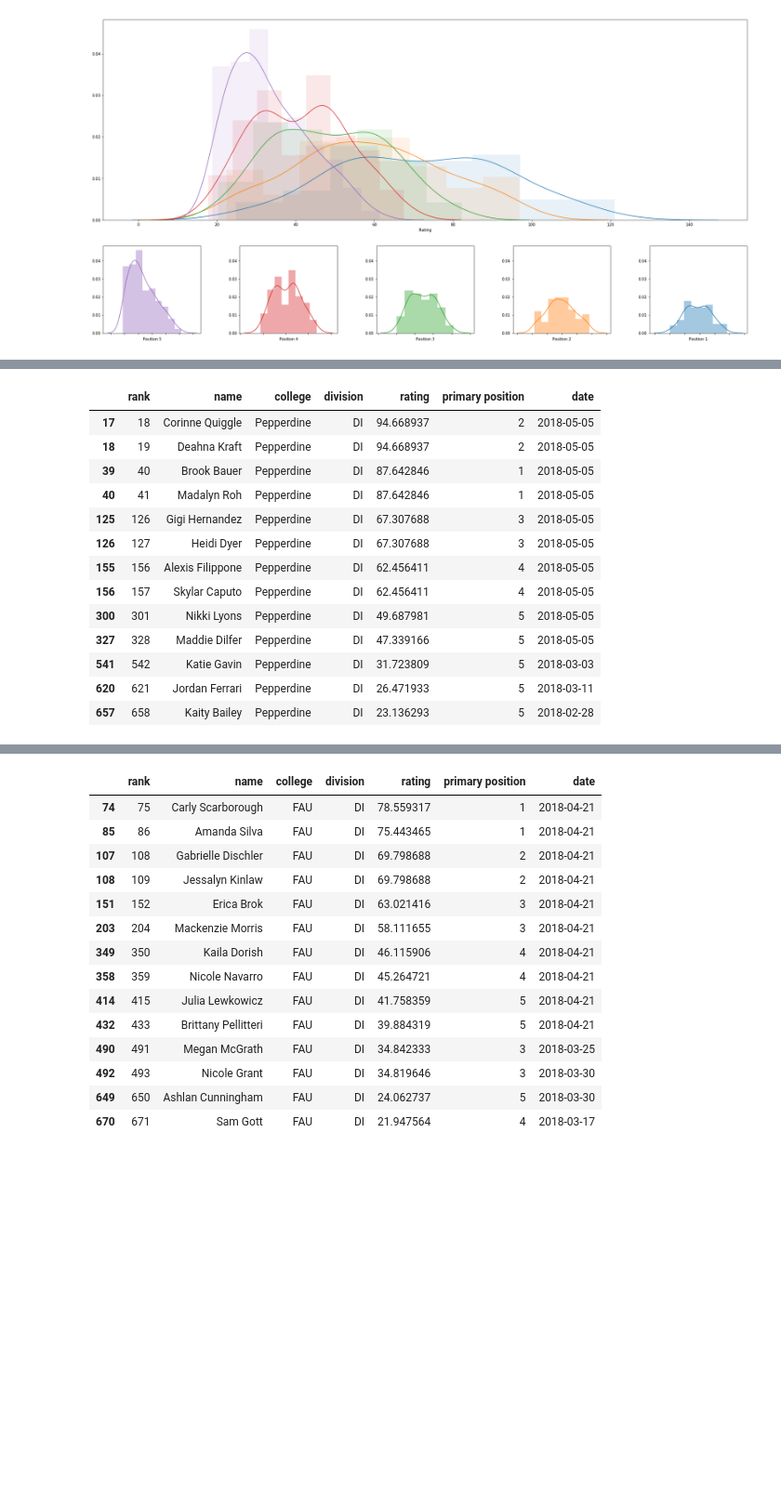
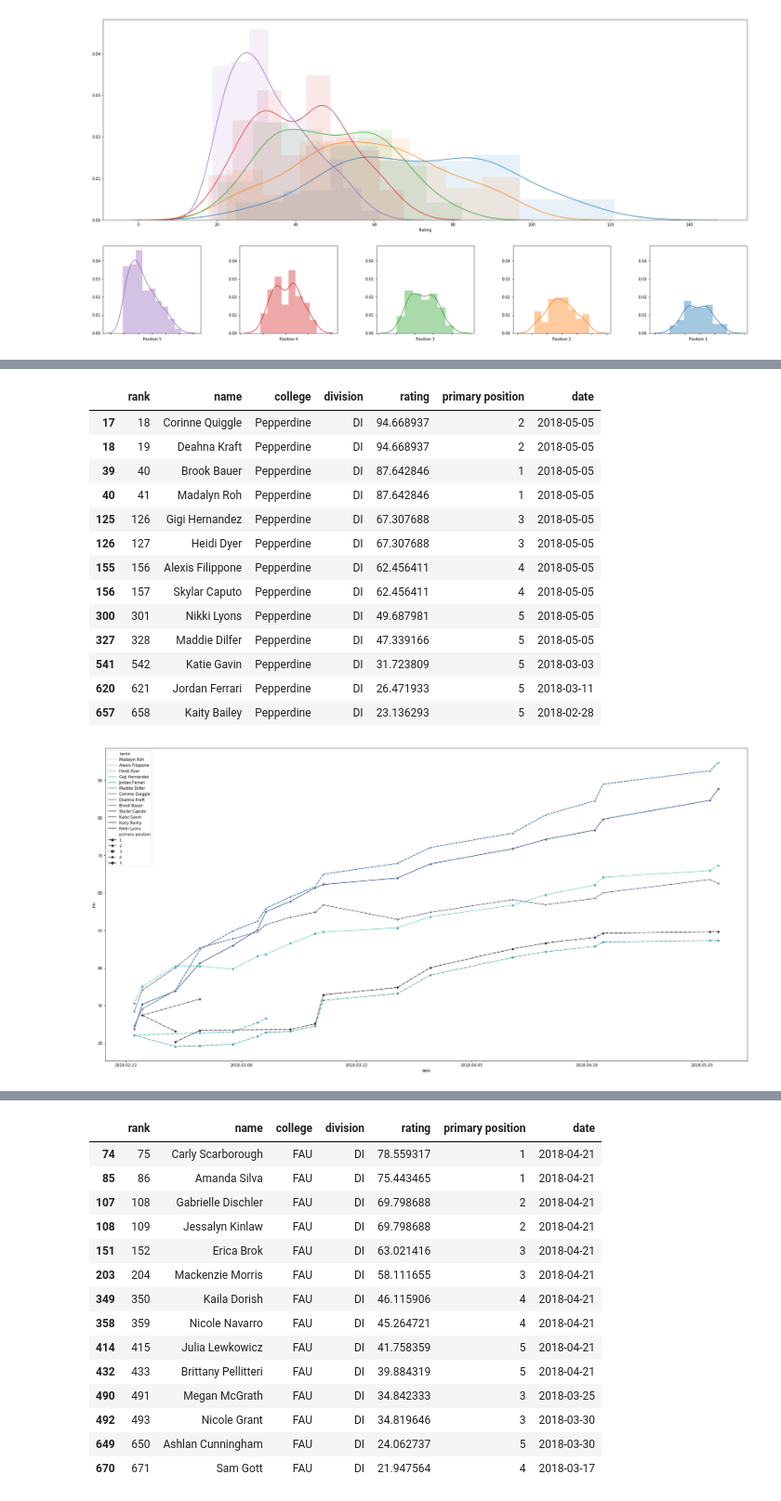
Before and after one commit to mas-dse-mhardist/collegebeachvball, a Jupyter notebook: Updated Rankings.ipynb, the cells around one changed output, grey strips where cells are left out. Shown at 93% size. Saved outputs shown, nothing was run; the diff lists cells and outputs as text; code cells hidden in the pictures; blank space fills up the shorter version.

```diff
--- a/Updated Rankings.ipynb
+++ b/Updated Rankings.ipynb
@@ -345,18 +357,20 @@ df_top_players[df_top_players.college == 'South Carolina']
 # %%
+plot_team_players_history(d['match_history'], 'Pepperdine')
 df_top_players[df_top_players.college == 'Pepperdine']
 # %% [output]
 |  | rank | name | college | division | rating | primary position | date |
 | 17 | 18 | Corinne Quiggle | Pepperdine | DI | 94.668937 | 2 | 2018-05-05 |
 | 18 | 19 | Deahna Kraft | Pepperdine | DI | 94.668937 | 2 | 2018-05-05 |
 | 39 | 40 | Brook Bauer | Pepperdine | DI | 87.642846 | 1 | 2018-05-05 |
 | 40 | 41 | Madalyn Roh | Pepperdine | DI | 87.642846 | 1 | 2018-05-05 |
 | 125 | 126 | Gigi Hernandez | Pepperdine | DI | 67.307688 | 3 | 2018-05-05 |
 | 126 | 127 | Heidi Dyer | Pepperdine | DI | 67.307688 | 3 | 2018-05-05 |
 | 155 | 156 | Alexis Filippone | Pepperdine | DI | 62.456411 | 4 | 2018-05-05 |
 | 156 | 157 | Skylar Caputo | Pepperdine | DI | 62.456411 | 4 | 2018-05-05 |
 | 300 | 301 | Nikki Lyons | Pepperdine | DI | 49.687981 | 5 | 2018-05-05 |
 | 327 | 328 | Maddie Dilfer | Pepperdine | DI | 47.339166 | 5 | 2018-05-05 |
 | 541 | 542 | Katie Gavin | Pepperdine | DI | 31.723809 | 5 | 2018-03-03 |
 | 620 | 621 | Jordan Ferrari | Pepperdine | DI | 26.471933 | 5 | 2018-03-11 |
 | 657 | 658 | Kaity Bailey | Pepperdine | DI | 23.136293 | 5 | 2018-02-28 |
+[figure, added]
 # %%
```
Also changed, not shown: parts of 26 cells of this notebook, 4 other files.
